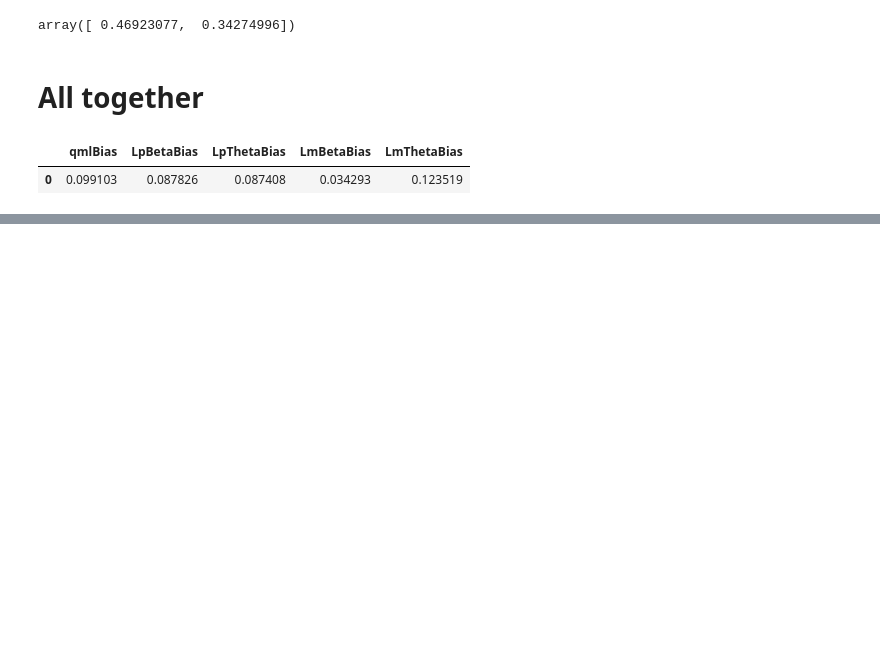
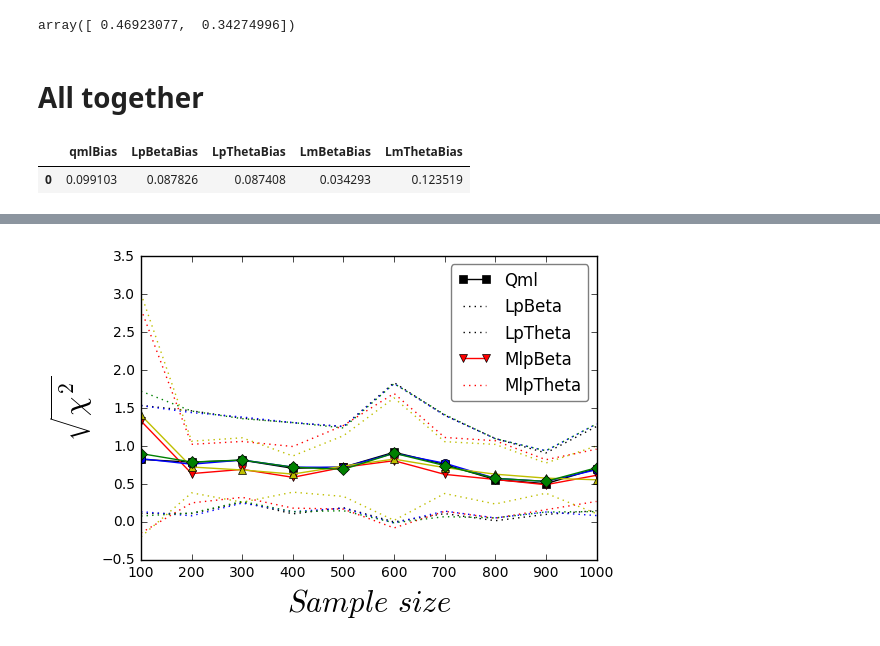
Before and after one commit to demosgill/hierarchyfitting, a Jupyter notebook: V1 - MPL applied to ARMA.ipynb, the cells around one changed output, grey strips where cells are left out. Saved outputs shown, nothing was run; the diff lists cells and outputs as text; code cells hidden in the pictures; blank space fills up the shorter version.

```diff
--- a/V1 - MPL applied to ARMA.ipynb
+++ b/V1 - MPL applied to ARMA.ipynb
@@ -137,0 +207,5 @@ res
+# %%
+armf = reload(armf)
+armf.plot_McResults(np.sqrt(meanResFull3), np.sqrt(stdResFull3))
+# %% [output]
+[figure, added]
```
Also changed, not shown: parts of 10 cells of this notebook, 1 other file.
